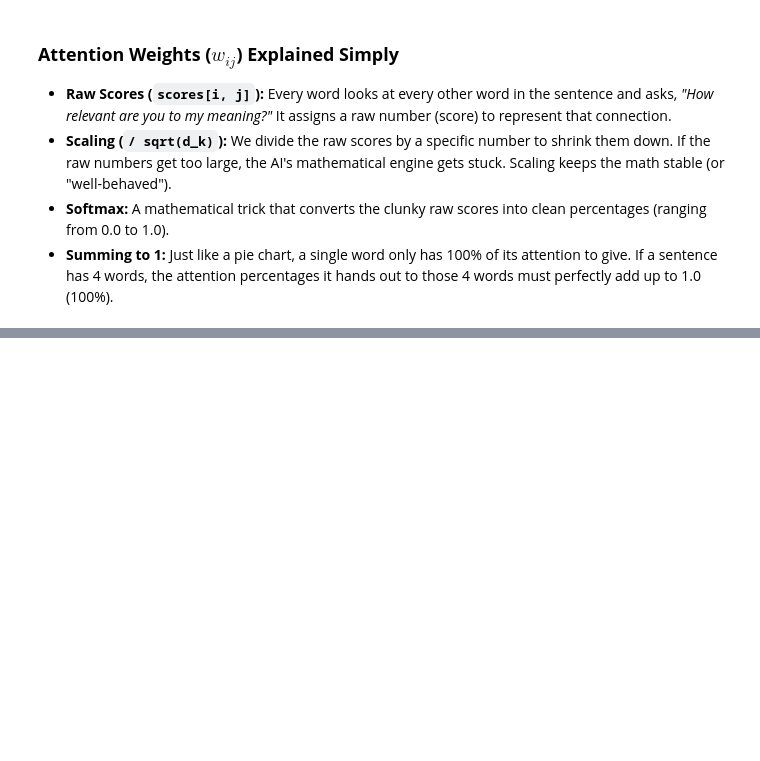
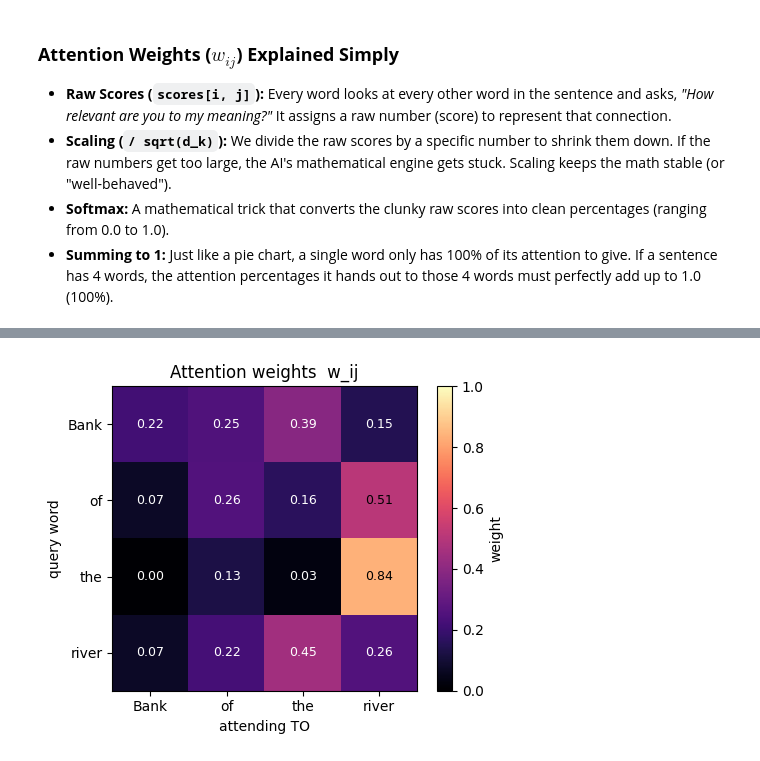
Before and after one commit to Mmbsaksd/transformers, a Jupyter notebook: Transformers_1.ipynb, the cells around one changed output, grey strips where cells are left out. Cells and saved outputs as stored; diff of their text form; code cells hidden in the pictures; blank space fills up the shorter version.

```diff
--- a/Transformers_1.ipynb
+++ b/Transformers_1.ipynb
@@ -110,3 +110,20 @@ K: (4, 8)   V: (4, 8)
 * **Scaling (`/ sqrt(d_k)`):** We divide the raw scores by a specific number to shrink them down. If the raw numbers get too large, the AI's mathematical engine gets stuck. Scaling keeps the math stable (or "well-behaved").
 * **Softmax:** A mathematical trick that converts the clunky raw scores into clean percentages (ranging from 0.0 to 1.0).
 * **Summing to 1:** Just like a pie chart, a single word only has 100% of its attention to give. If a sentence has 4 words, the attention percentages it hands out to those 4 words must perfectly add up to 1.0 (100%).
+# %%
+def softmax(x, axis=-1):
+    x = x - np.max(x, axis=axis, keepdims=True)
+    e = np.exp(x)
+    return e / np.sum(e, axis=axis, keepdims=True)
+
+scores = Q @ K.T / np.sqrt(d_k)
+attn_weights = softmax(scores, axis=-1)
+
+print("scores shape:", scores.shape, " (seq_len, seq_len)")
+print("attention weights (rows = query word, cols = key word):\n")
+header = "        " + "".join(f"{w:>8}" for w in sentence)
+print(header)
+
+for w, row in zip(sentence, attn_weights):
+    print(f"{w:>8}" + "".join(f"{v:8.3f}" for v in row))
+print("\nrow sums (should all be 1.0):", np.round(attn_weights.sum(axis=1), 6))
@@ -112,0 +141,18 @@ K: (4, 8)   V: (4, 8)
+# %%
+import matplotlib.pyplot as plt
+
+fig, ax = plt.subplots(figsize=(5, 4))
+im = ax.imshow(attn_weights, cmap="magma", vmin=0, vmax=1)
+ax.set_xticks(range(seq_len)); ax.set_xticklabels(sentence)
+ax.set_yticks(range(seq_len)); ax.set_yticklabels(sentence)
+ax.set_xlabel("attending TO"); ax.set_ylabel("query word")
+ax.set_title("Attention weights  w_ij")
+for i in range(seq_len):
+    for j in range(seq_len):
+        ax.text(j, i, f"{attn_weights[i,j]:.2f}", ha="center", va="center",
+                 color="white" if attn_weights[i,j] < 0.5 else "black", fontsize=9)
+fig.colorbar(im, ax=ax, label="weight")
+plt.tight_layout()
+plt.show()
+# %% [output]
+[figure, added]
```
Also changed, not shown: parts of 5 cells of this notebook.
